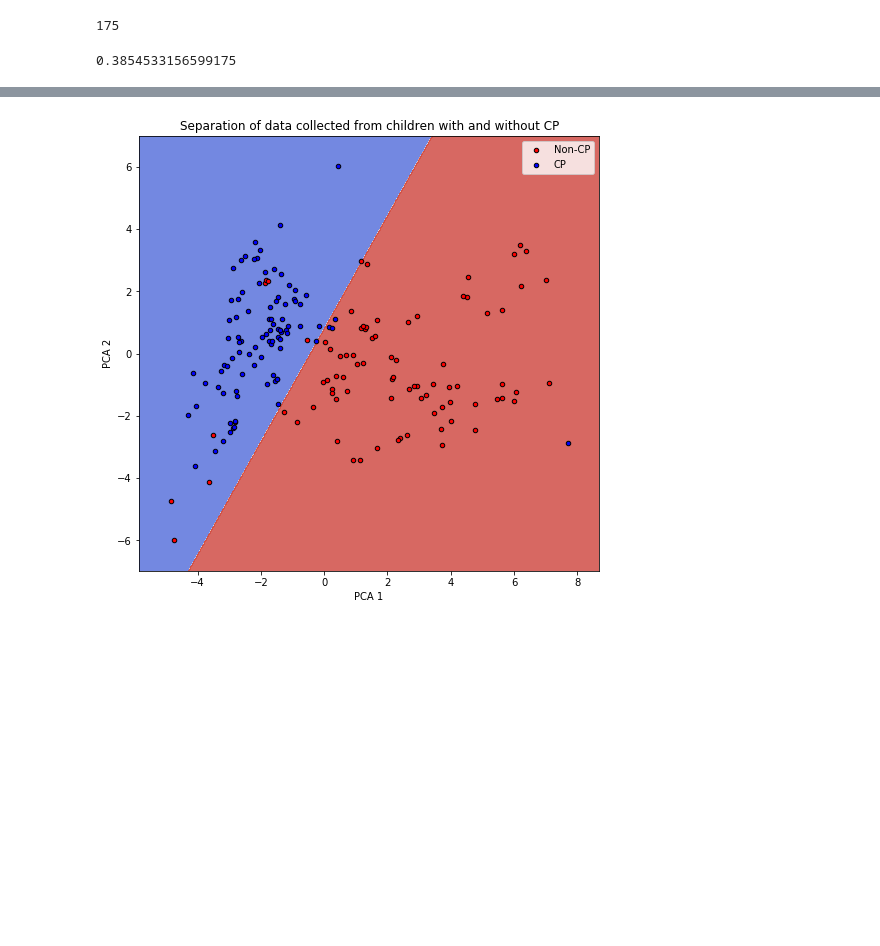
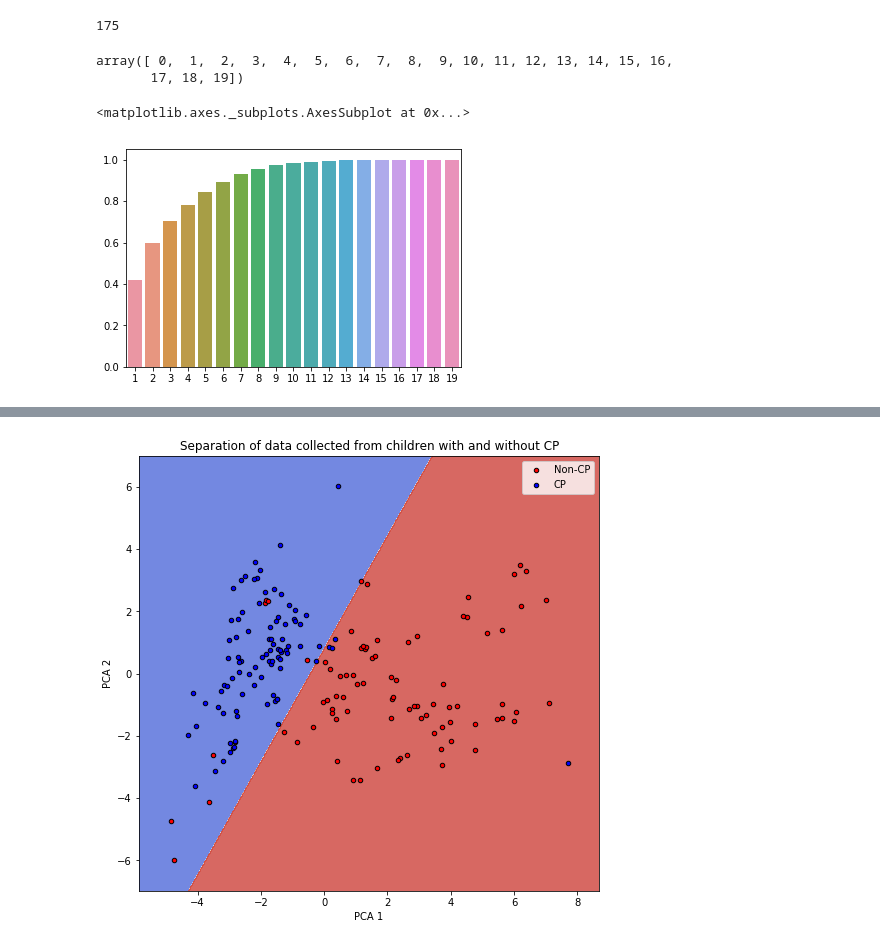
Before and after one commit to nshawen/CPAnalysis, a Jupyter notebook: CP Pilot Analysis.ipynb, the cells around one changed output, grey strips where cells are left out. Cells and saved outputs as stored; diff of their text form; code cells hidden in the pictures; blank space fills up the shorter version.

```diff
--- a/CP Pilot Analysis.ipynb
+++ b/CP Pilot Analysis.ipynb
@@ -204,7 +204,13 @@ array([[ 1.94774797e-01,  3.07455580e-01, -1.00092897e-01,
 len(col)
 # %% [output]
 175
-# %%
-sum(pca.explained_variance_ratio_[0:2])
-# %% [output]
-0.3854533156599175
+# %%
+np.array(range(0,20))
+# %% [output]
+array([ 0,  1,  2,  3,  4,  5,  6,  7,  8,  9, 10, 11, 12, 13, 14, 15, 16,
+       17, 18, 19])
+# %%
+sns.barplot(x = np.array(range(1,20)),y= [sum(pca.explained_variance_ratio_[0:k]) for k in range(1,20)])
+# %% [output]
+<matplotlib.axes._subplots.AxesSubplot at 0x...>
+[figure, added]
```
Also changed, not shown: parts of 3 cells of this notebook.
